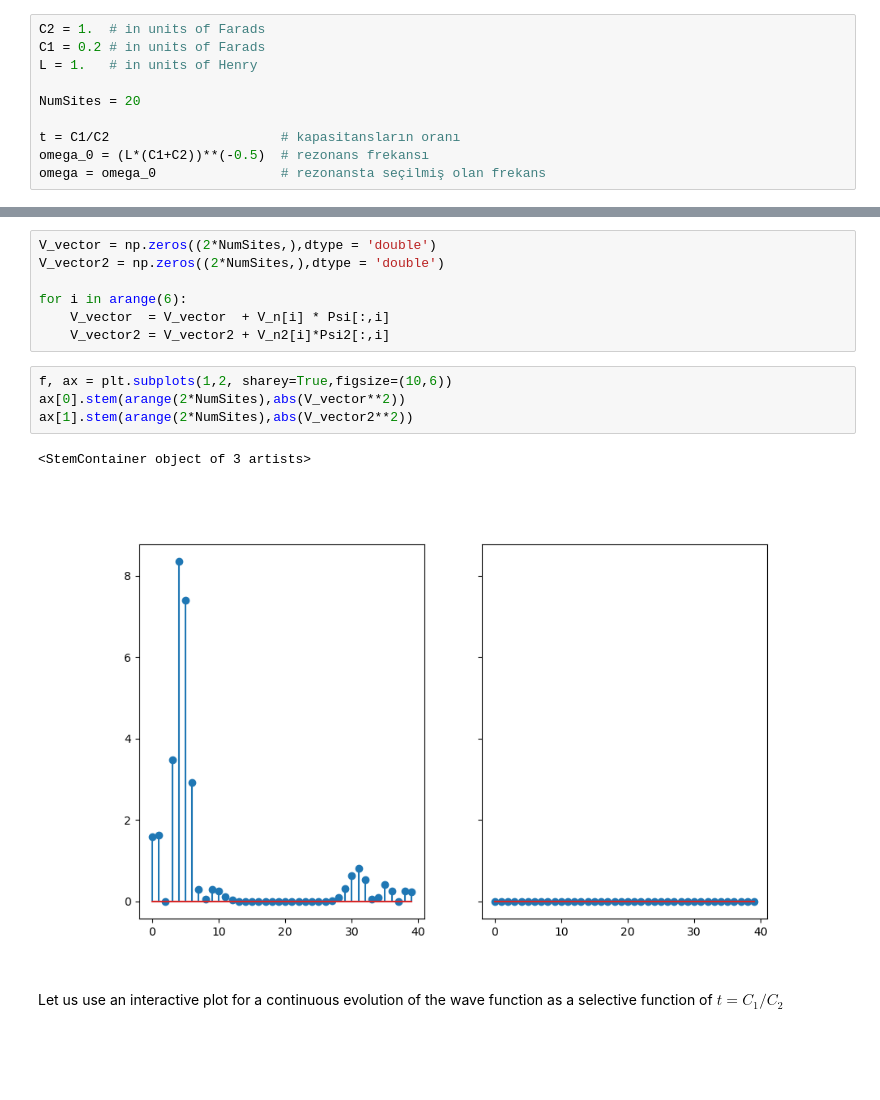
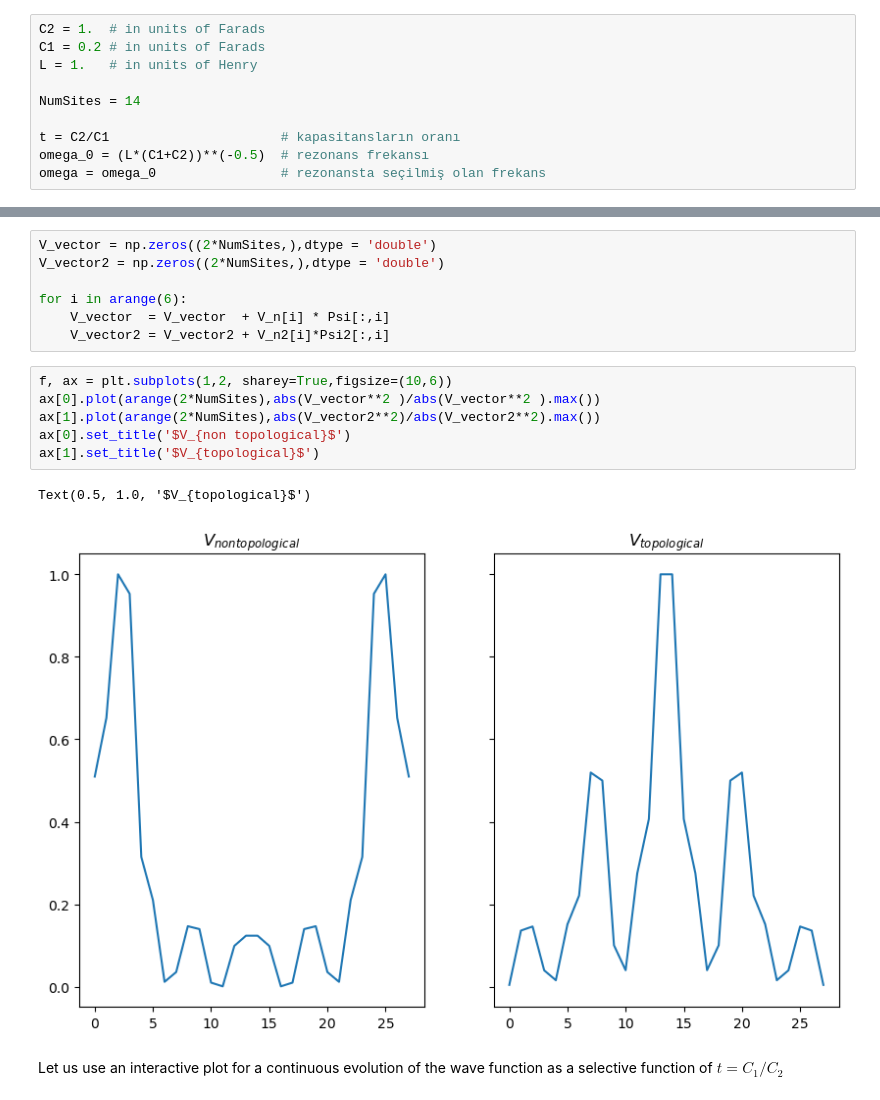
Before and after one commit to firatserifgezgin/AnalogQuantumComputing_CourseNotes, a Jupyter notebook: AnalogQuantumComputingCourse_week4.ipynb, the cells around one changed output, grey strips where cells are left out. Cells and saved outputs as stored; diff of their text form; blank space fills up the shorter version.

```diff
--- a/AnalogQuantumComputingCourse_week4.ipynb
+++ b/AnalogQuantumComputingCourse_week4.ipynb
@@ -83,9 +91,9 @@ C2 = 1.  # in units of Farads
 C1 = 0.2 # in units of Farads
 L = 1.   # in units of Henry
 
-NumSites = 20
+NumSites = 14
 
-t = C1/C2                      # kapasitansların oranı
+t = C2/C1                      # kapasitansların oranı
 omega_0 = (L*(C1+C2))**(-0.5)  # rezonans frekansı
 omega = omega_0                # rezonansta seçilmiş olan frekans
 # %%
@@ -217,11 +160,13 @@ for i in arange(6):
     V_vector2 = V_vector2 + V_n2[i]*Psi2[:,i]
 # %%
 f, ax = plt.subplots(1,2, sharey=True,figsize=(10,6))
-ax[0].stem(arange(2*NumSites),abs(V_vector**2))
-ax[1].stem(arange(2*NumSites),abs(V_vector2**2))
+ax[0].plot(arange(2*NumSites),abs(V_vector**2 )/abs(V_vector**2 ).max())
+ax[1].plot(arange(2*NumSites),abs(V_vector2**2)/abs(V_vector2**2).max())
+ax[0].set_title('$V_{non topological}$')
+ax[1].set_title('$V_{topological}$')
 # %% [output]
-<StemContainer object of 3 artists>
+Text(0.5, 1.0, '$V_{topological}$')
-[figure, old version]
+[figure, new version]
 # %% [markdown]
 Let us use an interactive plot for a continuous evolution of the wave function as a selective function of $t = C_1/C_2$
 # %% [markdown]
```
Also changed, not shown: parts of 20 cells of this notebook.
